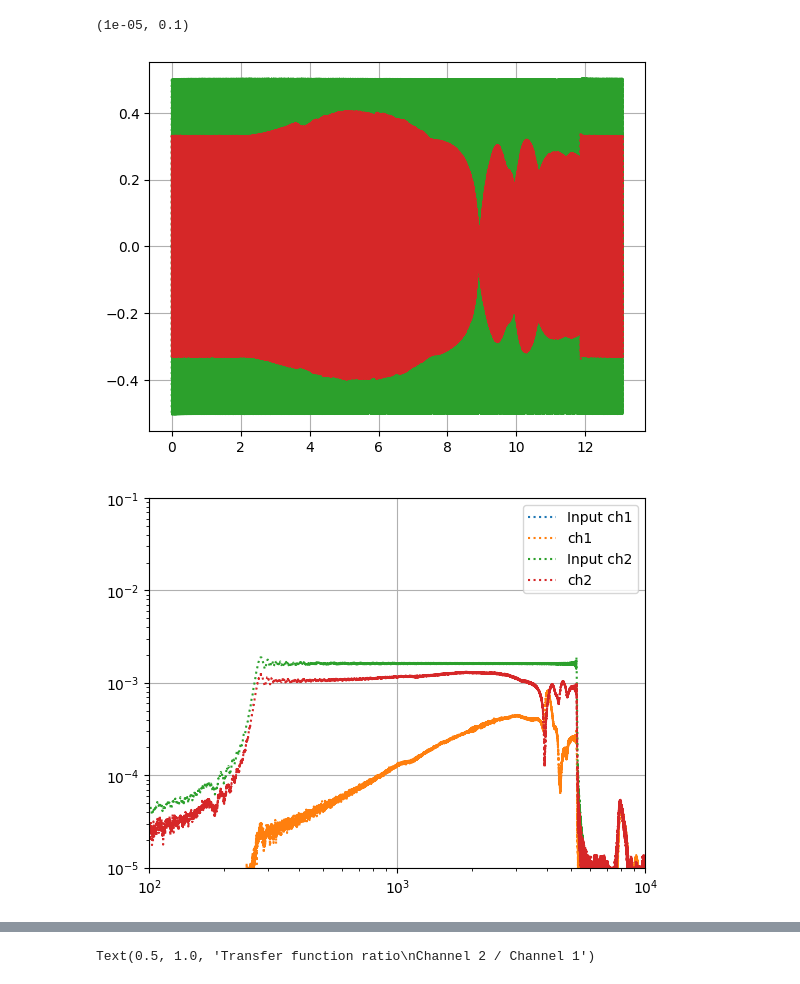
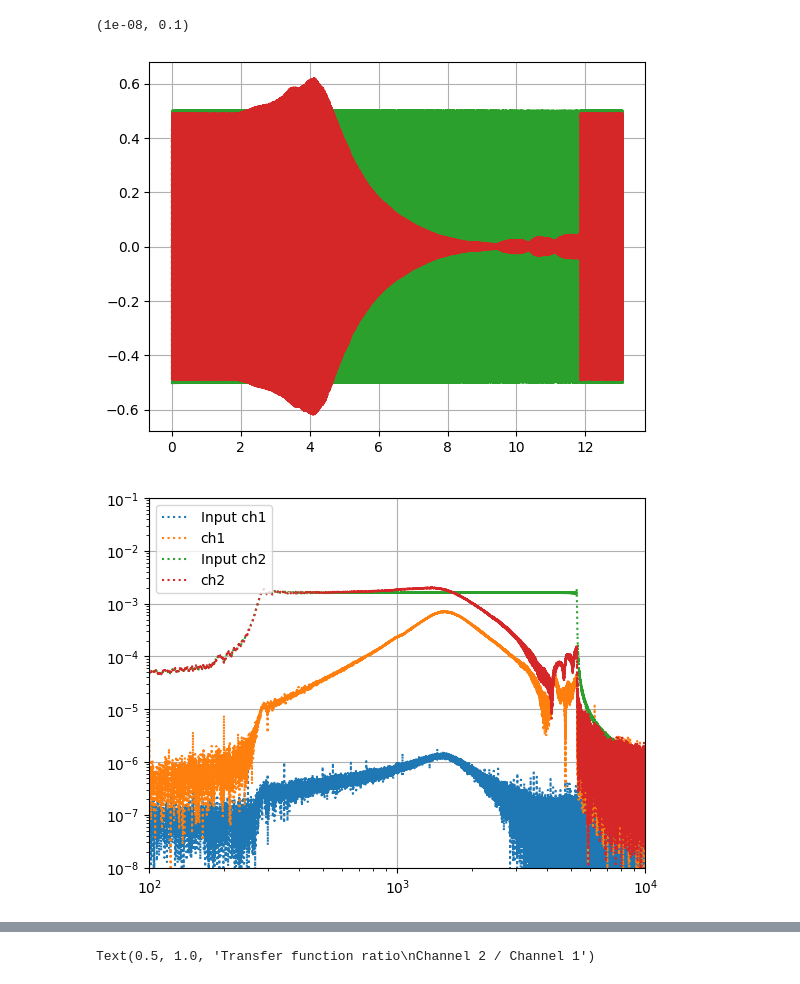
Before and after one commit to runabriguglio/SPLATT, a Jupyter notebook: splattsw/JupyterNotebooks/scratchPiezoTFs.ipynb, the cells around one changed output, grey strips where cells are left out. Cells and saved outputs as stored; diff of their text form; code cells hidden in the pictures.

```diff
--- a/splattsw/JupyterNotebooks/scratchPiezoTFs.ipynb
+++ b/splattsw/JupyterNotebooks/scratchPiezoTFs.ipynb
@@ -45,38 +45,38 @@ def get_spectrum(signal, dt=1, phase = False):
     else:
         spe_mod[0] = 0
     if phase is True:
         spe_phi = np.angle(spe)
         return spe_mod, freq, spe_phi
     else:
         return spe_mod, freq
 
-data,tvec = read_wbdq_data('20260304_112228',show=True)
+data,tvec = read_wbdq_data('20260304_143314',show=True)
 tstart = 2
 tend = 11.5
 data = data[:,tvec>tstart]
 tvec = tvec[tvec>tstart]
 data = data[:,tvec<tend]
 tvec = tvec[tvec<tend]
 
 spe1,f = get_spectrum(data[0], dt=1/freq)
 spe2,f = get_spectrum(data[1], dt=1/freq)
 spe3,f = get_spectrum(data[2], dt=1/freq)
 spe4,f = get_spectrum(data[3], dt=1/freq)
 plt.figure()
 plt.plot(f,spe1,':',label='Input ch1')
 plt.plot(f,spe2,':',label='ch1')
 plt.plot(f,spe3,':',label='Input ch2')
 plt.plot(f,spe4,':',label='ch2')
 plt.legend()
 plt.grid()
 plt.xscale('log')
 plt.yscale('log')
 plt.xlim([1e+2,1e+4])
-plt.ylim([1e-5,1e-1])
+plt.ylim([1e-8,1e-1])
 # %% [output]
-(1e-05, 0.1)
+(1e-08, 0.1)
-[figure, old version]
+[figure, new version]
-[figure, old version]
+[figure, new version]
 # %%
 def get_spectra_from_tns(tns:list,fs:float,tstart=None,tend=None):
     spe_rms = None
```
Also changed, not shown: parts of 6 cells of this notebook, 1 other file.
